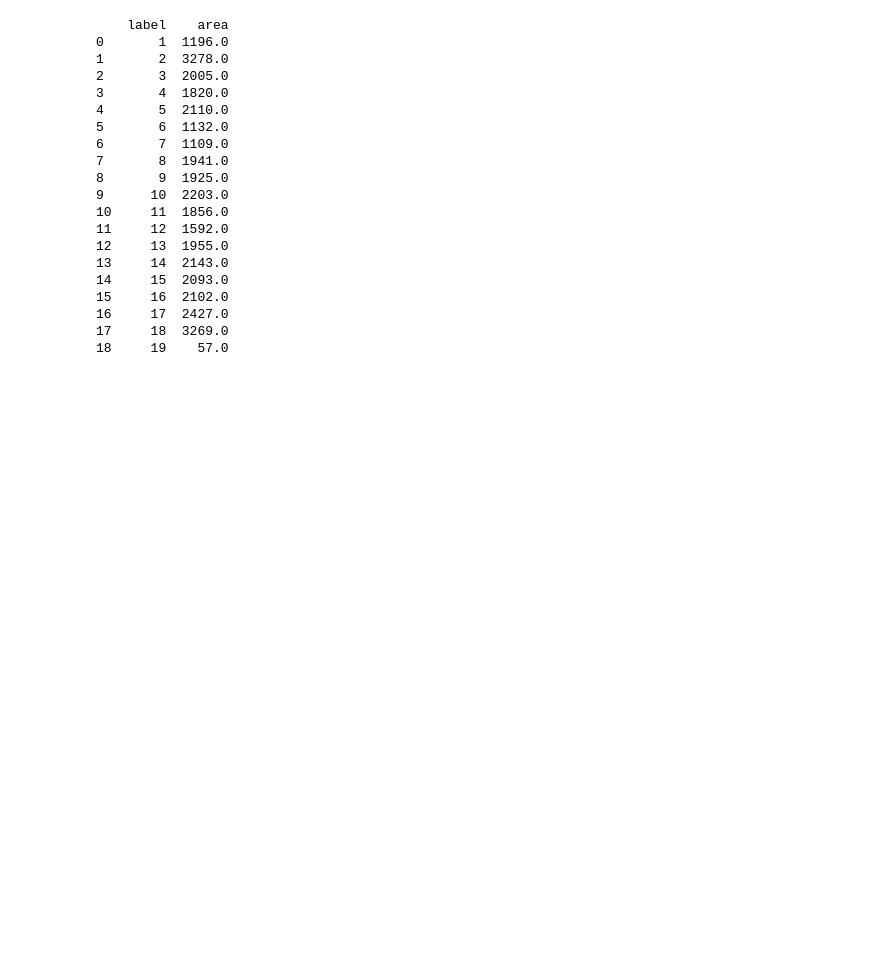
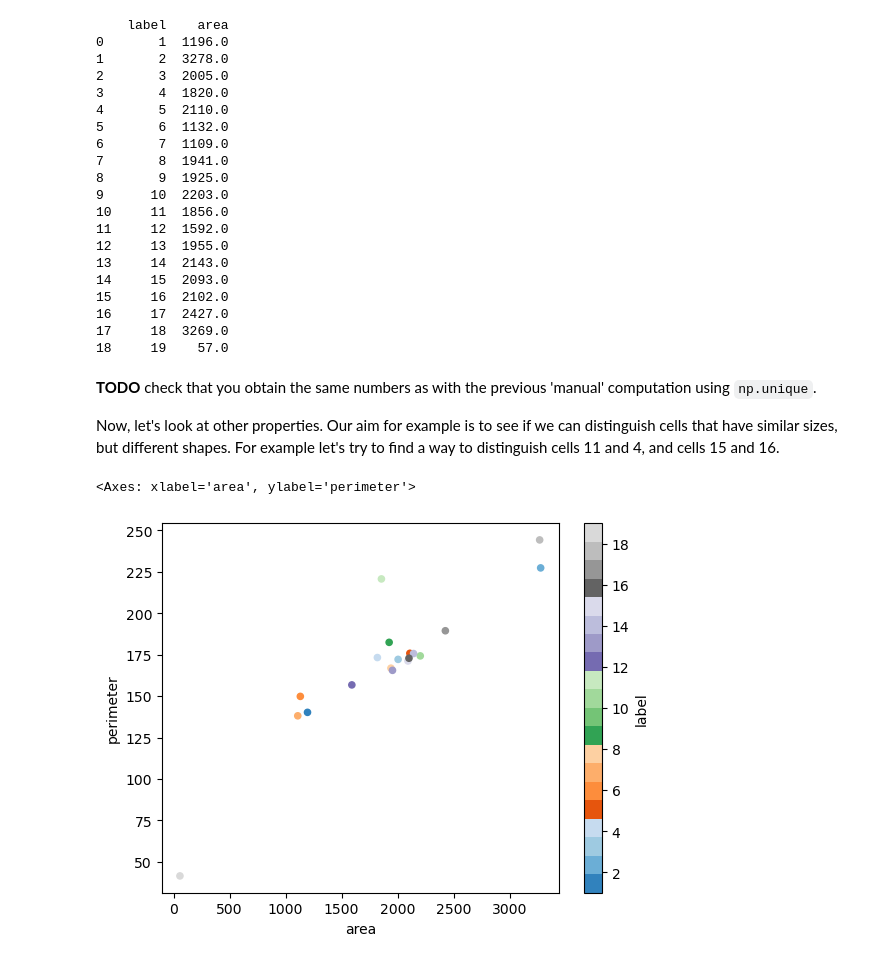
Before and after one commit to TranslationalML/course-image-analysis, a Jupyter notebook: module2/segmentation_description.ipynb, the cells around one changed output. Saved outputs shown, nothing was run; the diff lists cells and outputs as text; code cells hidden in the pictures; blank space fills up the shorter version.

```diff
--- a/module2/segmentation_description.ipynb
+++ b/module2/segmentation_description.ipynb
@@ -212,3 +221,17 @@ print(df_rp)
 16     17  2427.0
 17     18  3269.0
 18     19    57.0
+# %% [markdown]
+**TODO** check that you obtain the same numbers as with the previous 'manual' computation using `np.unique`.
+
+Now, let's look at other properties. Our aim for example is to see if we can distinguish cells that have similar sizes, but different shapes. For example let's try to find a way to distinguish cells 11 and 4, and cells 15 and 16.
+# %%
+
+region_properties=regionprops_table(labels,intensity_image=img, properties=['label','area','perimeter'])
+df_rp=pd.DataFrame(region_properties)
+
+# we can use matplotlib.pyplot commands directly from pandas, which makes it easier to reference columns
+df_rp.plot.scatter(x='area',y='perimeter',c='label', cmap='tab20c')
+# %% [output]
+<Axes: xlabel='area', ylabel='perimeter'>
+[figure, added]
```
Also changed, not shown: parts of 7 cells of this notebook.
